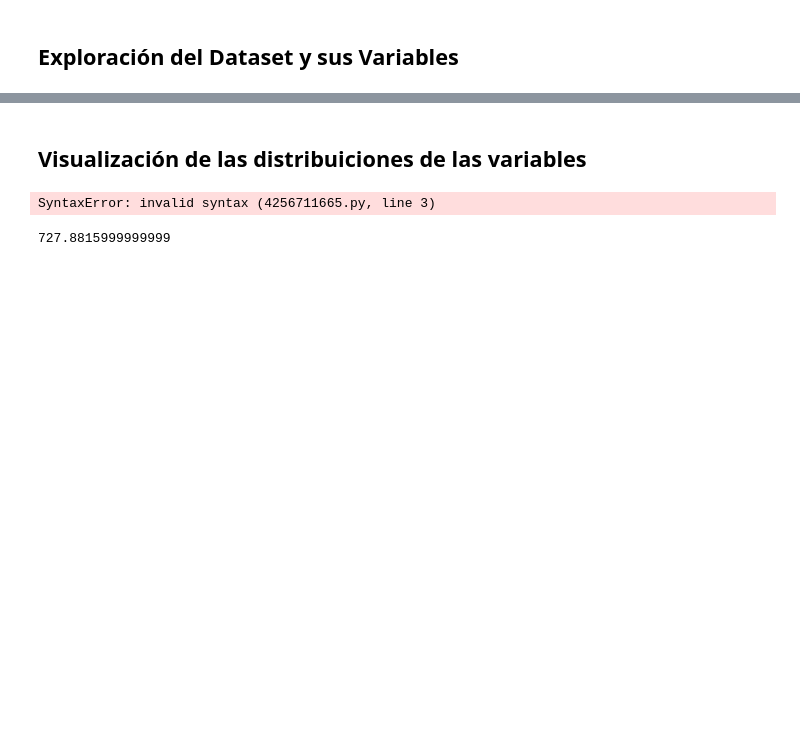
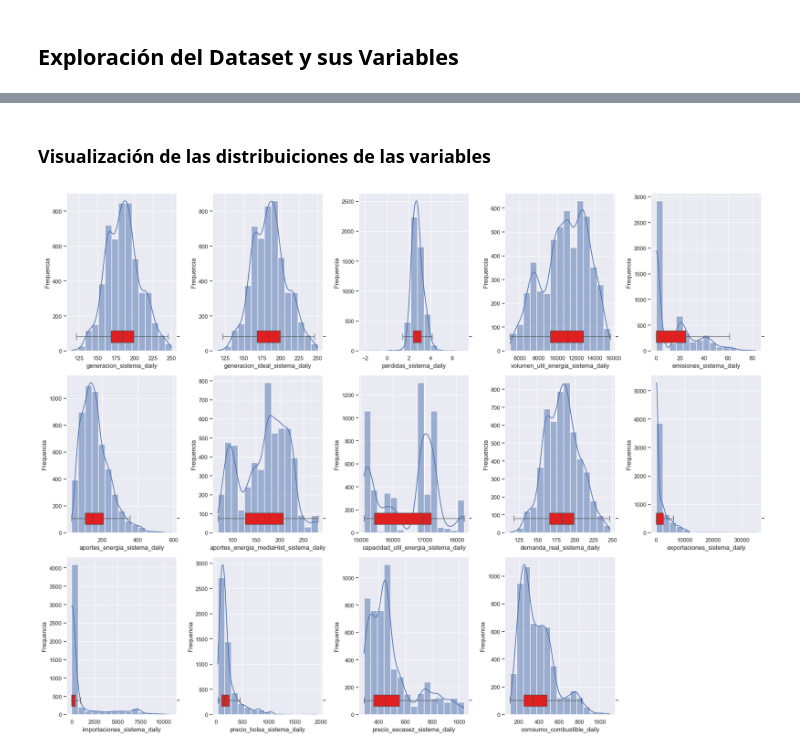
Before and after one commit to sistema-electrico-colombia/transform-EDA, a Jupyter notebook: exploratory_data_analysis.ipynb, the cells around one changed output, grey strips where cells are left out. Saved outputs shown, nothing was run; the diff lists cells and outputs as text; code cells hidden in the pictures; blank space fills up the shorter version.

Commit message:
[ADD] Agregadas funciones para graficar distribuciones y linea de tiempo

```diff
--- a/exploratory_data_analysis.ipynb
+++ b/exploratory_data_analysis.ipynb
@@ -159,28 +167,42 @@ df_sistema_electrico_converted
 # %% [markdown]
-## Visualización de las distribuiciones de las variables
+### Visualización de las distribuiciones de las variables
-# %%
-def plot_distribution(df, xlabel, ylabel, title):
-    plt.figure(figsize=(10, 6))
-
-    # Histograma de distribución de CO2
-    hist = sns.histplot(data=df, kde=True, bins=10)
-    hist.set_xlabel(xlabel)
-    hist.set_ylabel(ylabel)
-    hist.set_title(title)
-
-    # Boxplot superpuesto
-    dist_box = hist.twinx()
-    sns.boxplot(x=df, ax=dist_box, color='red', showfliers=False)
-    dist_box.set(ylim=(-1, 10))
-
-    plt.show()
-# %%
-for column in df_sistema_electrico.columns:
-    if column != "Date":
-        plot_distribution(df_sistema_electrico[column], xlabel=, ylabel='Y Label', title=f'Distribución de {column}')
-# %% [output]
-SyntaxError: invalid syntax (4256711665.py, line 3)
-# %%
-7.278816e+05/10**3
-# %% [output]
-727.8815999999999
+# %%
+# Modificar la función para aceptar un objeto Axes
+def plot_distribution(ax, df, column, xlabel, ylabel, title):
+    # Histograma de distribución
+    hist = sns.histplot(data=df[column], kde=True, bins=15, ax=ax)
+    hist.set_xlabel(xlabel)
+    hist.set_ylabel(ylabel)
+    hist.set_title(title)
+
+    # Boxplot superpuesto
+    dist_box = ax.twinx()
+    sns.boxplot(x=df[column], ax=dist_box, color='red', showfliers=False)
+    dist_box.set(ylim=(-1, 10))
+
+# Nueva función para crear subplots
+def plot_all_distributions(df):
+    num_columns = len(df.columns)
+    num_rows = 3
+    num_cols = math.ceil(num_columns / num_rows)
+
+    fig, axes = plt.subplots(num_rows, num_cols, figsize=(20, 5 * num_rows))
+    axes = axes.flatten()  # Aplanar el array de ejes para un fácil acceso
+
+    for i, column in enumerate(df.columns):
+        xlabel = column
+        ylabel = 'Frequencia'
+        title = ''
+        plot_distribution(axes[i], df, column, xlabel, ylabel, title)
+
+    # Eliminar los ejes vacíos si el número de subplots no es múltiplo de num_rows
+    for j in range(i + 1, num_rows * num_cols):
+        fig.delaxes(axes[j])
+
+    plt.tight_layout()
+    plt.show()
+
+
+plot_all_distributions(df_sistema_electrico_converted)
+# %% [output]
+[figure, added]
```
Also changed, not shown: parts of 13 cells of this notebook.
